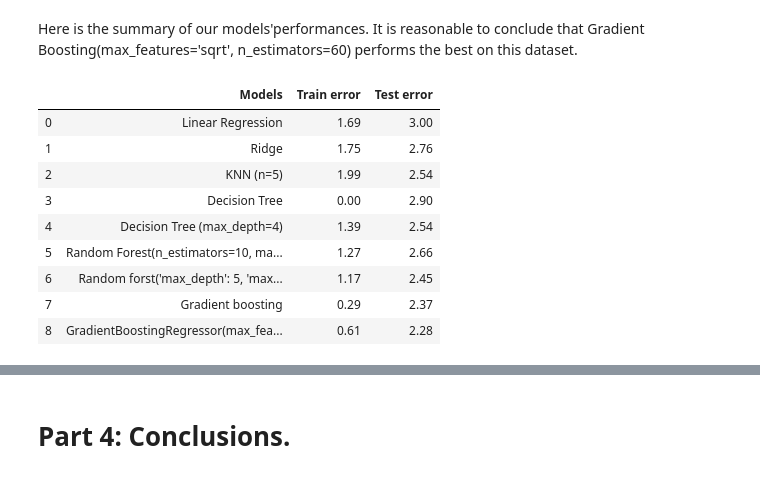
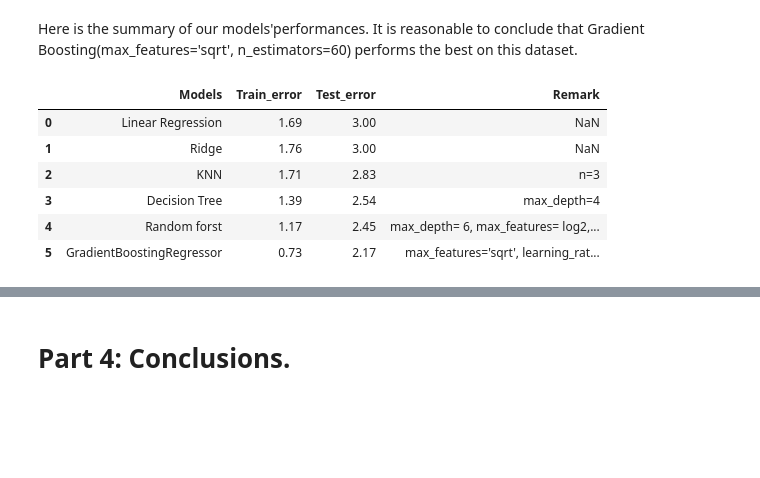
Before and after one commit to tungprime/NBA-player-salary, a Jupyter notebook: NBA salary prediction.ipynb, the cells around one changed output, grey strips where cells are left out. Drawn from its saved outputs; the diff is of its cells as text; code cells hidden in the pictures; blank space fills up the shorter version.

```diff
--- a/NBA salary prediction.ipynb
+++ b/NBA salary prediction.ipynb
@@ -1154,16 +907,13 @@ Argurably, this model is reliable (it is not overfitting and the predictions are
 # %% [markdown]
 Here is the summary of our models'performances. It is reasonable to conclude that Gradient Boosting(max_features='sqrt', n_estimators=60) performs the best on this dataset.
 # %%
-results=pd.read_excel('NBA salary_results.xlsx')
-results
+result=pd.read_excel('NBA salary_results.xlsx')
+result
 # %% [output]
-|  | Models | Train error | Test error |
-| 0 | Linear Regression | 1.69 | 3.00 |
-| 1 | Ridge | 1.75 | 2.76 |
-| 2 | KNN (n=5) | 1.99 | 2.54 |
-| 3 | Decision Tree | 0.00 | 2.90 |
-| 4 | Decision Tree (max_depth=4) | 1.39 | 2.54 |
-| 5 | Random Forest(n_estimators=10, ma... | 1.27 | 2.66 |
-| 6 | Random forst('max_depth': 5, 'max... | 1.17 | 2.45 |
-| 7 | Gradient boosting | 0.29 | 2.37 |
-| 8 | GradientBoostingRegressor(max_fea... | 0.61 | 2.28 |
+|  | Models | Train_error | Test_error | Remark |
+| 0 | Linear Regression | 1.69 | 3.00 | NaN |
+| 1 | Ridge | 1.76 | 3.00 | NaN |
+| 2 | KNN | 1.71 | 2.83 | n=3 |
+| 3 | Decision Tree | 1.39 | 2.54 | max_depth=4 |
+| 4 | Random forst | 1.17 | 2.45 | max_depth= 6, max_features= log2,... |
+| 5 | GradientBoostingRegressor | 0.73 | 2.17 | max_features='sqrt', learning_rat... |
```
Also changed, not shown: parts of 150 cells of this notebook, 3 other files.
